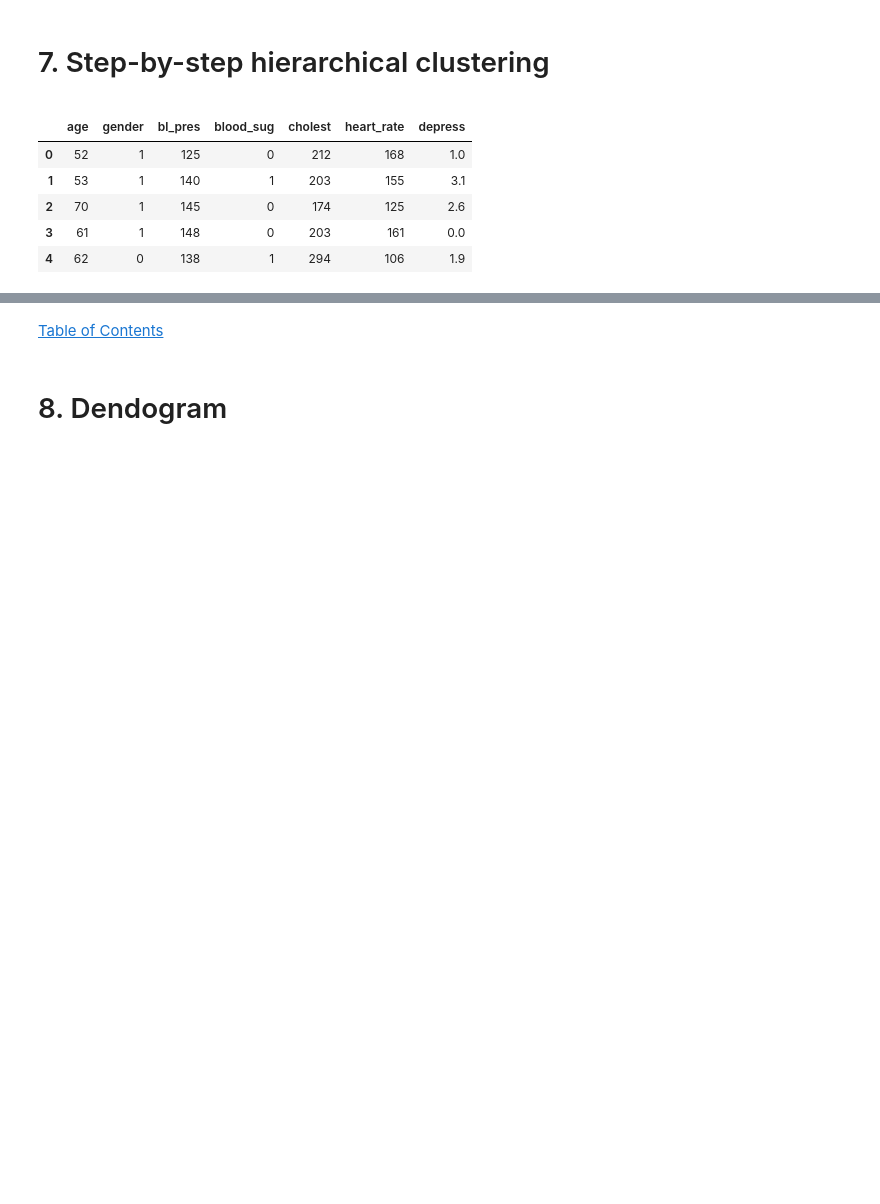
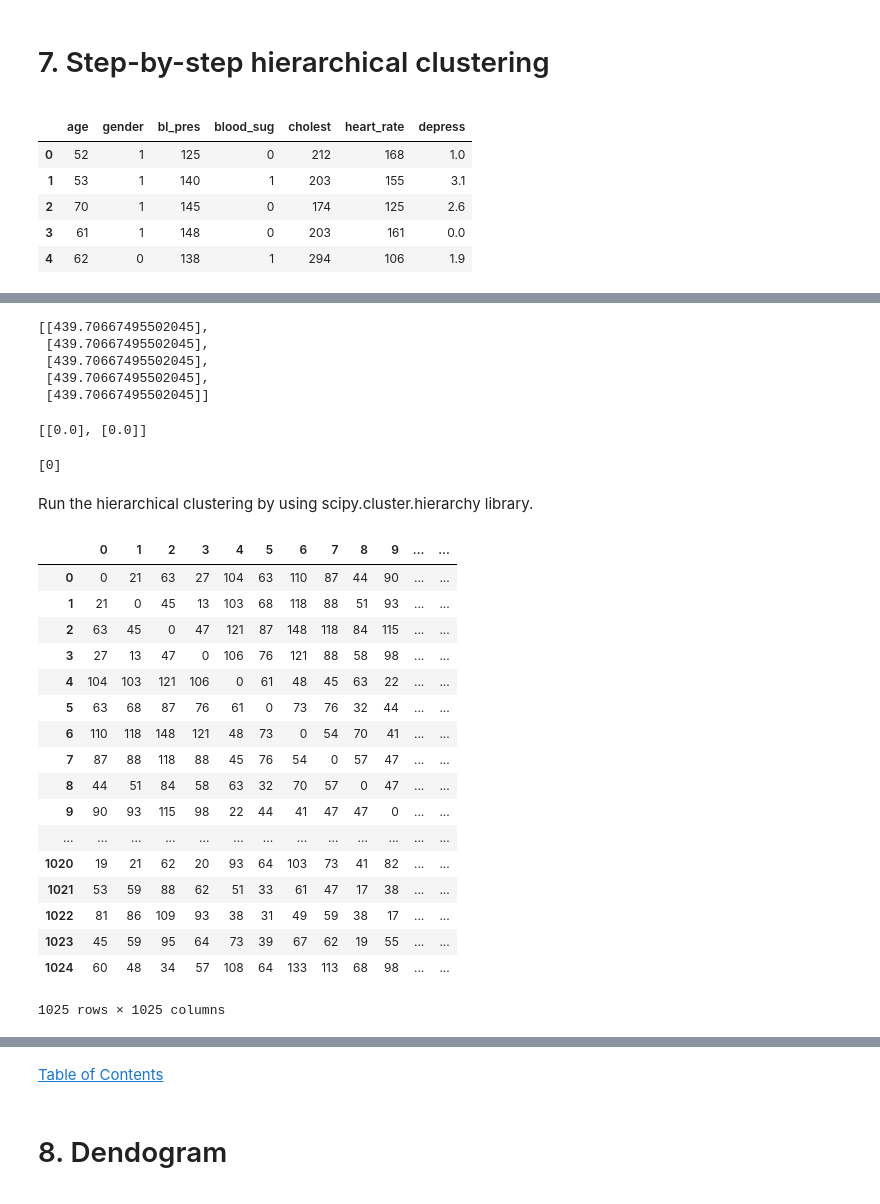
Before and after one commit to daryna05/HEALTHCARE_PR2, a Jupyter notebook: Project2_prep_final.ipynb, the cells around one changed output, grey strips where cells are left out. Saved outputs shown, nothing was run; the diff lists cells and outputs as text; code cells hidden in the pictures; blank space fills up the shorter version.

Commit message:
Add files via upload
Added a paragraph to report about hierarchical clustering and kmean.
Fixed hierarchical function and add some info for knn clustering function

```diff
--- a/Project2_prep_final.ipynb
+++ b/Project2_prep_final.ipynb
@@ -514,0 +516,25 @@ print (paths)
+# %%
+#sort distance values and show last 5 values
+distance.sort()
+distance[-5:]
+# %% [output]
+[[439.70667495502045],
+ [439.70667495502045],
+ [439.70667495502045],
+ [439.70667495502045],
+ [439.70667495502045]]
+# %%
+#take the two closest cluster and make them one cluster, do that for each two clusters
+cluster1 = [distance[0],distance[1]]
+cluster1
+# %% [output]
+[[0.0], [0.0]]
+# %%
+#Repeat previous step for each two clusters until there is only one cluster
+final_cluster = []
+final_cluster.append(np.argmin(distance))
+final_cluster
+# %% [output]
+[0]
+# %% [markdown]
+Run the hierarchical clustering by using scipy.cluster.hierarchy library.
@@ -515,4 +543,23 @@ print (paths)
 # %%
 from sklearn.metrics.pairwise import euclidean_distances
-grades_distance_df = DataFrame(euclidean_distances(sub_data2))
-grades_distance_df.astype(int)
+sub_data2_distance = DataFrame(euclidean_distances(sub_data2))
+sub_data2_distance.astype(int)
+# %% [output]
+|  | 0 | 1 | 2 | 3 | 4 | 5 | 6 | 7 | 8 | 9 | ... | ... |
+| 0 | 0 | 21 | 63 | 27 | 104 | 63 | 110 | 87 | 44 | 90 | ... | ... |
+| 1 | 21 | 0 | 45 | 13 | 103 | 68 | 118 | 88 | 51 | 93 | ... | ... |
+| 2 | 63 | 45 | 0 | 47 | 121 | 87 | 148 | 118 | 84 | 115 | ... | ... |
+| 3 | 27 | 13 | 47 | 0 | 106 | 76 | 121 | 88 | 58 | 98 | ... | ... |
+| 4 | 104 | 103 | 121 | 106 | 0 | 61 | 48 | 45 | 63 | 22 | ... | ... |
+| 5 | 63 | 68 | 87 | 76 | 61 | 0 | 73 | 76 | 32 | 44 | ... | ... |
+| 6 | 110 | 118 | 148 | 121 | 48 | 73 | 0 | 54 | 70 | 41 | ... | ... |
+| 7 | 87 | 88 | 118 | 88 | 45 | 76 | 54 | 0 | 57 | 47 | ... | ... |
+| 8 | 44 | 51 | 84 | 58 | 63 | 32 | 70 | 57 | 0 | 47 | ... | ... |
+| 9 | 90 | 93 | 115 | 98 | 22 | 44 | 41 | 47 | 47 | 0 | ... | ... |
+| ... | ... | ... | ... | ... | ... | ... | ... | ... | ... | ... | ... | ... |
+| 1020 | 19 | 21 | 62 | 20 | 93 | 64 | 103 | 73 | 41 | 82 | ... | ... |
+| 1021 | 53 | 59 | 88 | 62 | 51 | 33 | 61 | 47 | 17 | 38 | ... | ... |
+| 1022 | 81 | 86 | 109 | 93 | 38 | 31 | 49 | 59 | 38 | 17 | ... | ... |
+| 1023 | 45 | 59 | 95 | 64 | 73 | 39 | 67 | 62 | 19 | 55 | ... | ... |
+| 1024 | 60 | 48 | 34 | 57 | 108 | 64 | 133 | 113 | 68 | 98 | ... | ... |
+1025 rows × 1025 columns
```
Also changed, not shown: parts of 56 cells of this notebook.
